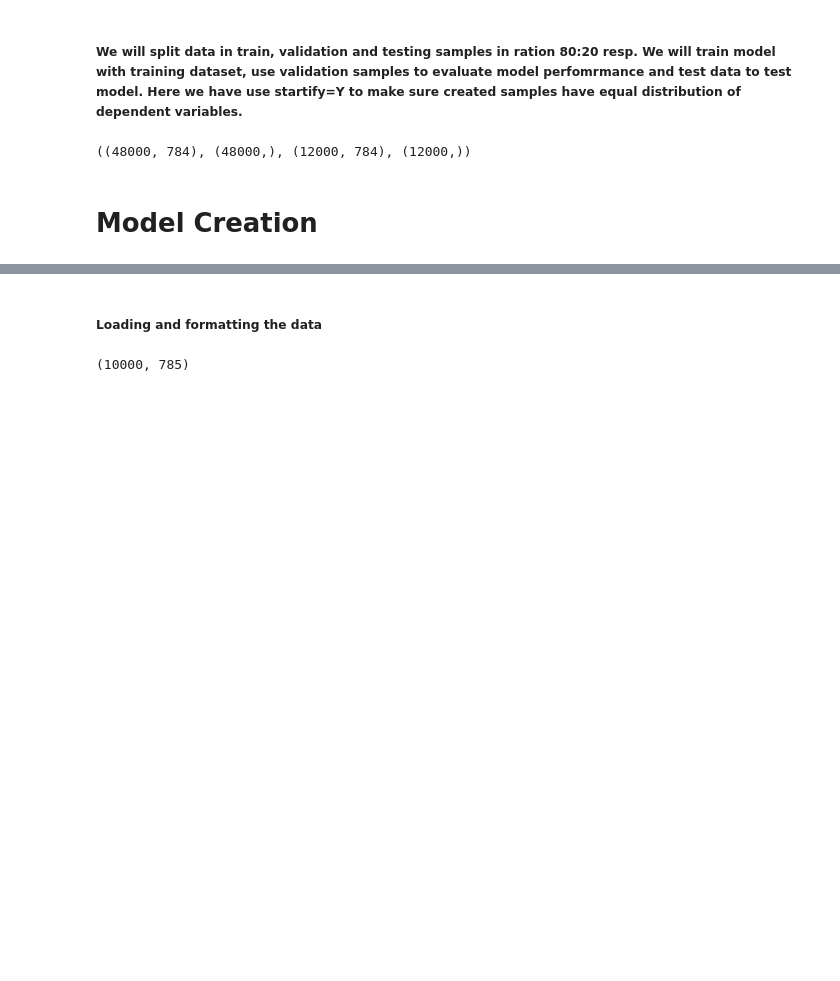
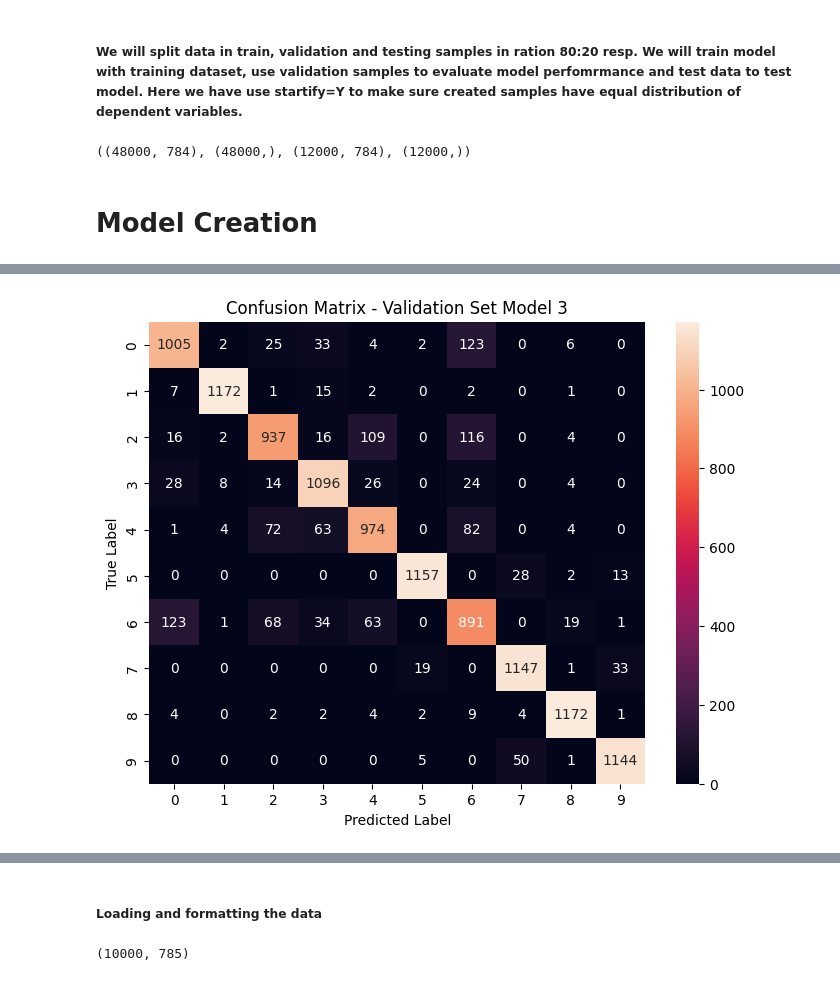
Before and after one commit to mnbl/CSCN8010-24W-LAB-8, a Jupyter notebook: CSCN8010-24W-LAB-8.ipynb, the cells around one changed output, grey strips where cells are left out. Drawn from its saved outputs; the diff is of its cells as text; code cells hidden in the pictures; blank space fills up the shorter version.

```diff
--- a/CSCN8010-24W-LAB-8.ipynb
+++ b/CSCN8010-24W-LAB-8.ipynb
@@ -244,0 +359,28 @@ plt.show()
+# %%
+# Predict on the validation set
+Y_val_pred_prob_model_3 = model3.predict(X_val)
+Y_val_pred_model_3 = np.argmax(Y_val_pred_prob_model_3, axis=1)
+
+# Calculate accuracy
+accuracy_model_3 = accuracy_score(Y_val, Y_val_pred_model_3)
+
+# Calculate precision
+precision_model_3 = precision_score(Y_val, Y_val_pred_model_3, average='weighted')
+
+# Calculate recall
+recall_model_3 = recall_score(Y_val, Y_val_pred_model_3, average='weighted')
+
+# Calculate F1 score
+f1_model_3 = f1_score(Y_val, Y_val_pred_model_3, average='weighted')
+
+summary = {
+    "Model Name": "Model 3",
+    "Model": model3,
+    "Description": "3 Hidden Layer 40 epochs",
+    "Accuracy": accuracy_model_3,
+    "Precision": precision_model_3,
+    "Recall": recall_model_3,
+    "F1 Score": f1_model_3
+}
+
+model_summary.loc[len(model_summary.index)] = summary
@@ -244,0 +389,13 @@ plt.show()
+# %%
+# Confusion matrix
+conf_mat = confusion_matrix(Y_val, Y_val_pred_model_3)
+
+# Plot heatmap
+plt.figure(figsize=(8, 6))
+sns.heatmap(conf_mat, annot=True, fmt='d', xticklabels=np.unique(Y_val), yticklabels=np.unique(Y_val_pred_model_3))
+plt.title('Confusion Matrix - Validation Set Model 3')
+plt.xlabel('Predicted Label')
+plt.ylabel('True Label')
+plt.show()
+# %% [output]
+[figure, added]
```
Also changed, not shown: parts of 43 cells of this notebook, 1 other file.
